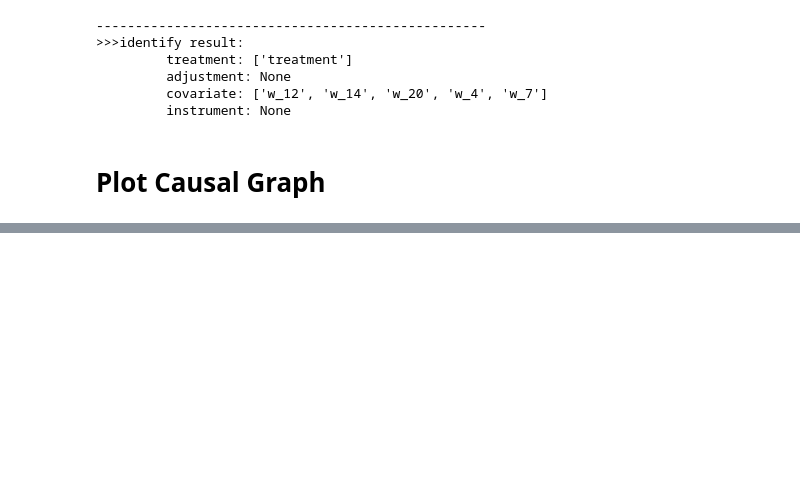
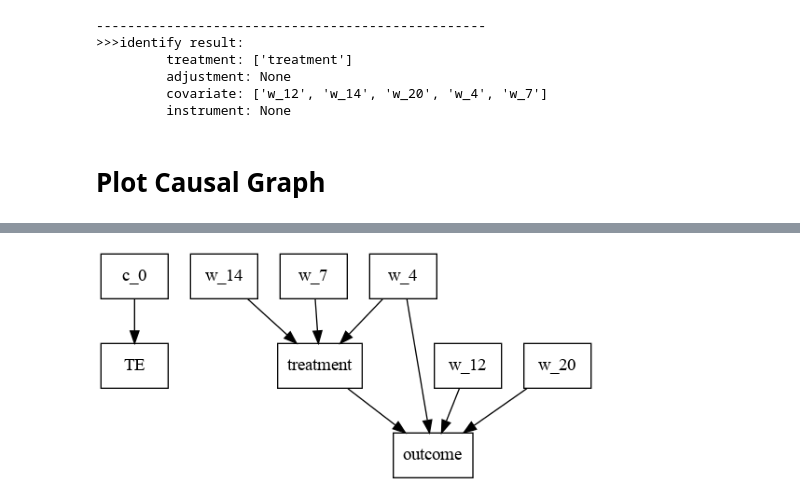
Before and after one commit to DataCanvasIO/YLearn, a Jupyter notebook: example_usages/test_why_identify.ipynb, the cells around one changed output, grey strips where cells are left out. Drawn from its saved outputs; the diff is of its cells as text; code cells hidden in the pictures; blank space fills up the shorter version.

```diff
--- a/example_usages/test_why_identify.ipynb
+++ b/example_usages/test_why_identify.ipynb
@@ -130,5 +130,6 @@ show_identify_result(r)
 # %% [markdown]
 # Plot Causal Graph
 # %%
-why.identifier_.plot(prog='dot', width=500)
+# why.identifier_.plot(prog='dot', width=500)
+why.identifier_.plot(prog='dot', width=500, fmt='png')
 # %% [output]
@@ -135,0 +136 @@ why.identifier_.plot(prog='dot', width=500)
+[figure, added]
```
Also changed, not shown: parts of 1 cell of this notebook.
